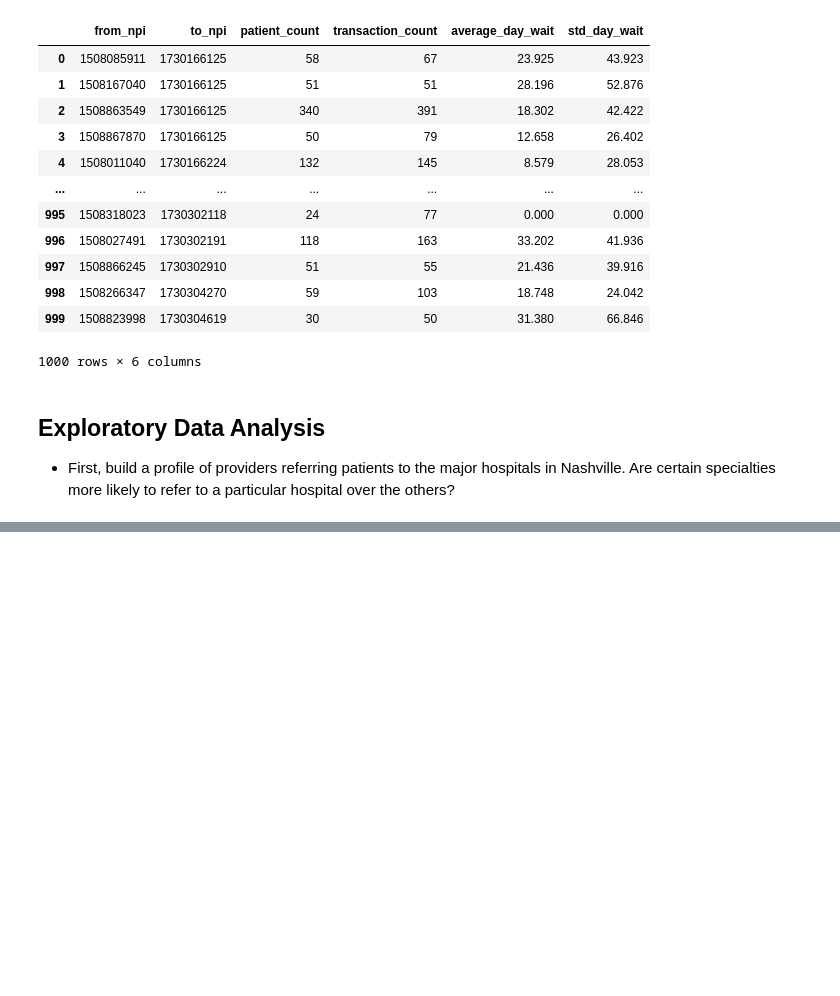
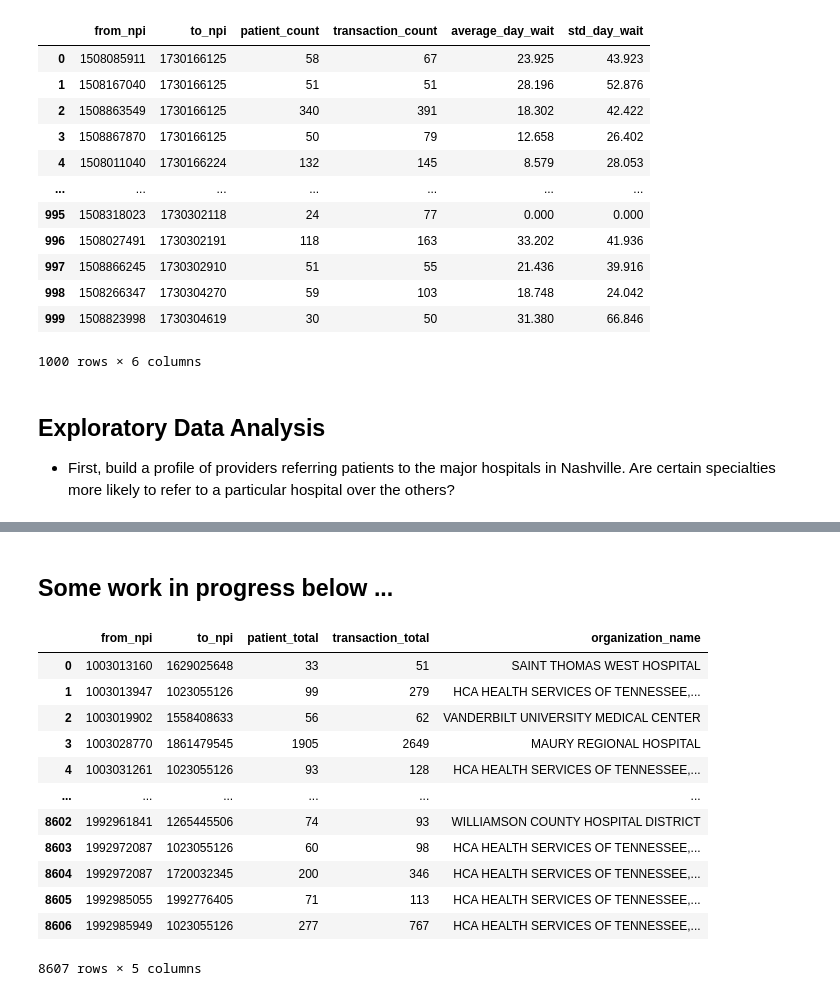
Before and after one commit to tomoumer/hop_team-the-hindenburgs, a Jupyter notebook: notebooks/data_exploration.ipynb, the cells around one changed output, grey strips where cells are left out. Drawn from its saved outputs; the diff is of its cells as text; code cells hidden in the pictures; blank space fills up the shorter version.

```diff
--- a/notebooks/data_exploration.ipynb
+++ b/notebooks/data_exploration.ipynb
@@ -136,0 +164,9 @@ providers_to_hospitals
+# %%
+# this finds the total numbers for each npi
+total_referrals = (
+    providers_to_hospitals
+    .groupby('to_npi')[['patient_total','transaction_total']]
+    .sum()
+    .sort_values(by='patient_total',ascending= False)
+    .reset_index()
+)
@@ -136,0 +179,13 @@ providers_to_hospitals
+# %%
+var = tuple(total_referrals['to_npi'].tolist())
+
+query =f"""
+SELECT DISTINCT organization_name
+FROM nnpes
+WHERE npi IN {var}
+"""
+
+with sqlite3.connect('../data/hop_teaming_database.sqlite') as db:
+    hospitals = pd.read_sql(query, db)
+
+hospitals
@@ -136,0 +210,37 @@ providers_to_hospitals
+# %% [markdown]
+## Some work in progress below ...
+# %%
+var = tuple(total_referrals.loc[total_referrals['patient_total'] > 4000]['to_npi'].tolist())
+
+query =f"""
+SELECT
+    from_npi,
+    to_npi,
+    SUM(patient_count) AS patient_total,
+    SUM(transaction_count) AS transaction_total,
+    organization_name
+FROM hop_teaming
+INNER JOIN nnpes
+ON hop_teaming.to_npi = nnpes.npi
+WHERE to_npi IN {var}
+GROUP BY from_npi, to_npi
+"""
+
+with sqlite3.connect('../data/hop_teaming_database.sqlite') as db:
+    providers_to_major = pd.read_sql(query, db)
+
+providers_to_major
+# %% [output]
+|  | from_npi | to_npi | patient_total | transaction_total | organization_name |
+| 0 | 1003013160 | 1629025648 | 33 | 51 | SAINT THOMAS WEST HOSPITAL |
+| 1 | 1003013947 | 1023055126 | 99 | 279 | HCA HEALTH SERVICES OF TENNESSEE,... |
+| 2 | 1003019902 | 1558408633 | 56 | 62 | VANDERBILT UNIVERSITY MEDICAL CENTER |
+| 3 | 1003028770 | 1861479545 | 1905 | 2649 | MAURY REGIONAL HOSPITAL |
+| 4 | 1003031261 | 1023055126 | 93 | 128 | HCA HEALTH SERVICES OF TENNESSEE,... |
+| ... | ... | ... | ... | ... | ... |
+| 8602 | 1992961841 | 1265445506 | 74 | 93 | WILLIAMSON COUNTY HOSPITAL DISTRICT |
+| 8603 | 1992972087 | 1023055126 | 60 | 98 | HCA HEALTH SERVICES OF TENNESSEE,... |
+| 8604 | 1992972087 | 1720032345 | 200 | 346 | HCA HEALTH SERVICES OF TENNESSEE,... |
+| 8605 | 1992985055 | 1992776405 | 71 | 113 | HCA HEALTH SERVICES OF TENNESSEE,... |
+| 8606 | 1992985949 | 1023055126 | 277 | 767 | HCA HEALTH SERVICES OF TENNESSEE,... |
+8607 rows × 5 columns
```
Also changed, not shown: parts of 10 cells of this notebook.
